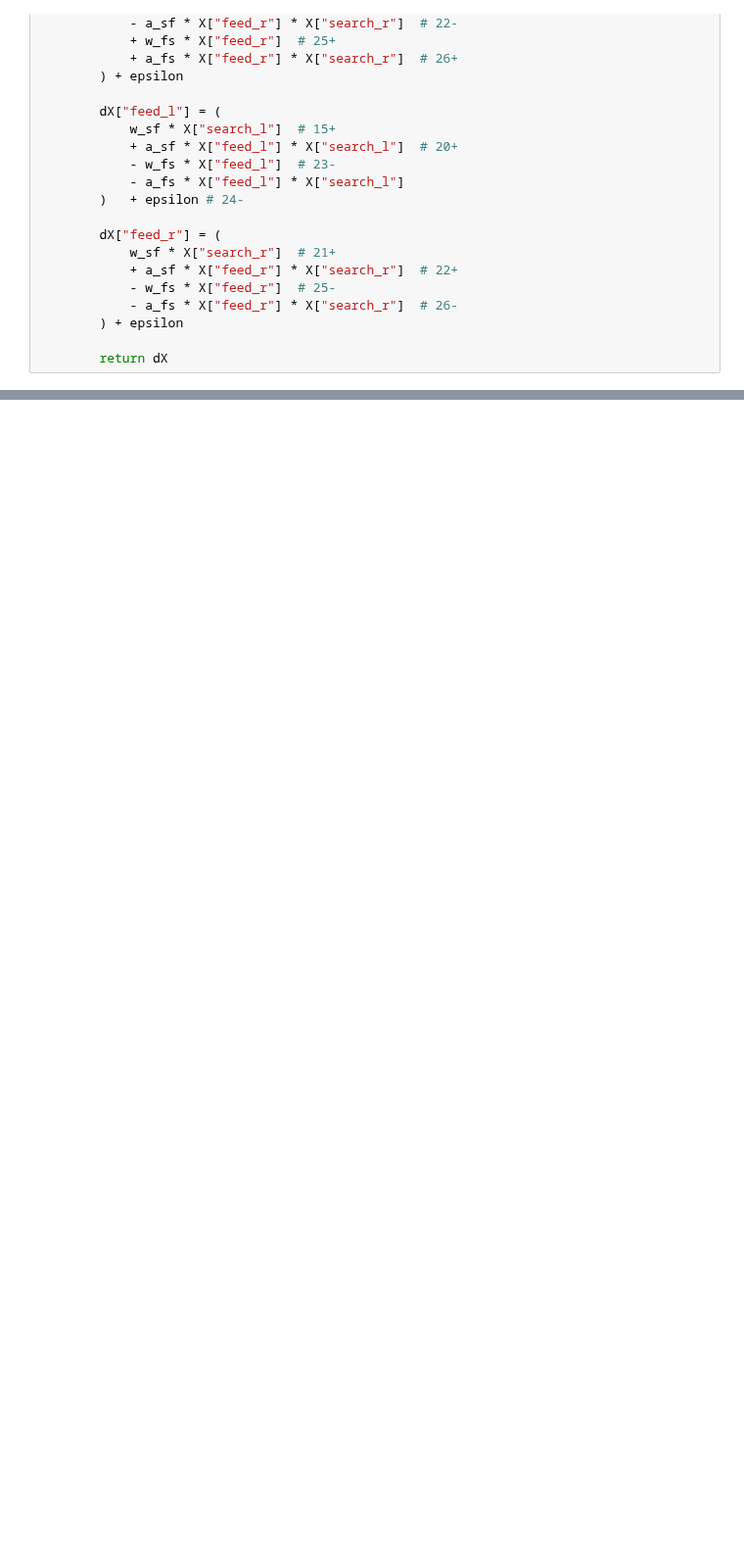
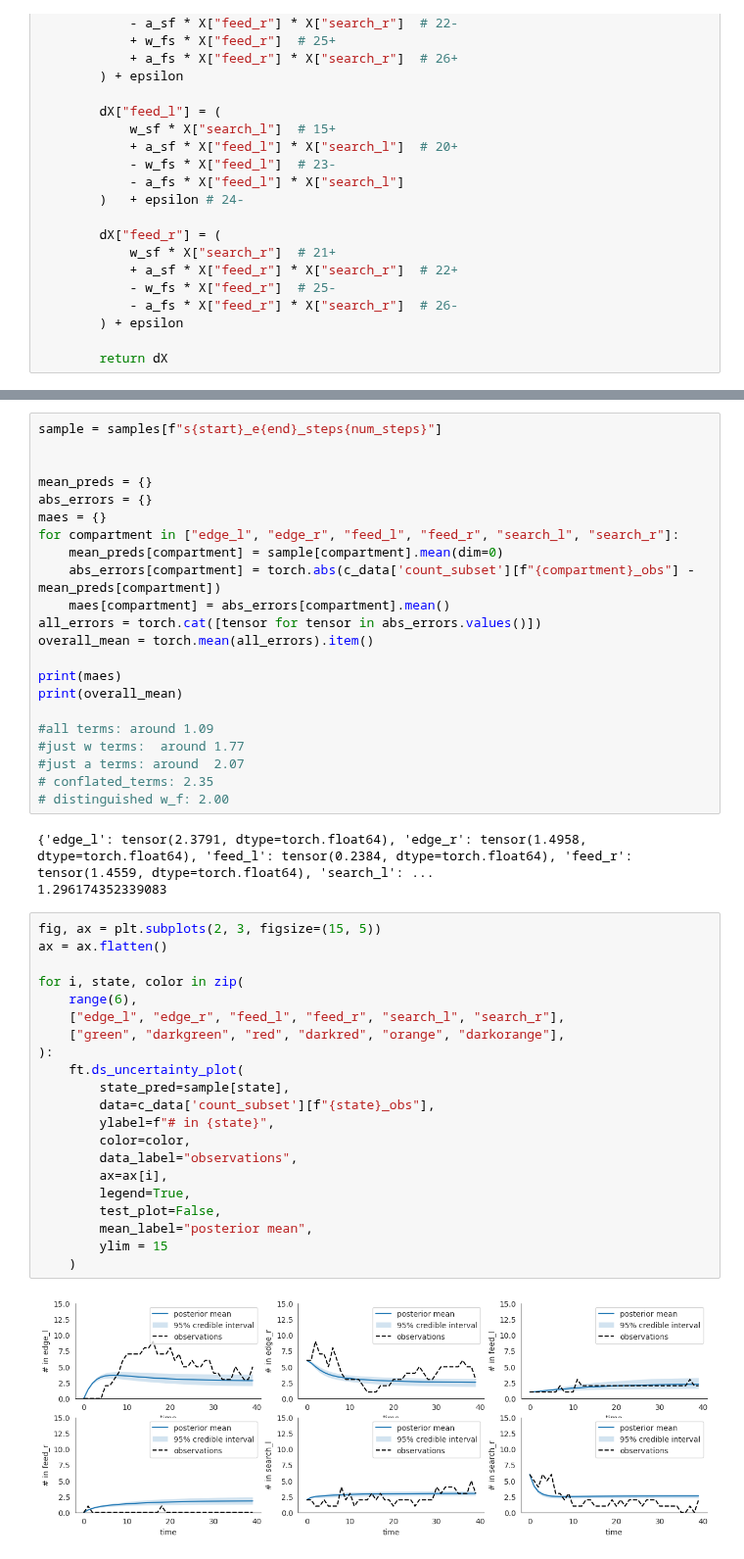
Before and after one commit to BasisResearch/collab-creatures, a Jupyter notebook: docs/experimental/exploring_ds.ipynb, the cells around one changed output, grey strips where cells are left out. Shown at 98% size. Drawn from its saved outputs; the diff is of its cells as text; blank space fills up the shorter version.

```diff
--- a/docs/experimental/exploring_ds.ipynb
+++ b/docs/experimental/exploring_ds.ipynb
@@ -283,0 +425,48 @@ Running SVI for 10 steps...
+# %%
+sample = samples[f"s{start}_e{end}_steps{num_steps}"]
+
+
+mean_preds = {}
+abs_errors = {}
+maes = {}
+for compartment in ["edge_l", "edge_r", "feed_l", "feed_r", "search_l", "search_r"]:
+    mean_preds[compartment] = sample[compartment].mean(dim=0)
+    abs_errors[compartment] = torch.abs(c_data['count_subset'][f"{compartment}_obs"] - mean_preds[compartment])
+    maes[compartment] = abs_errors[compartment].mean()
+all_errors = torch.cat([tensor for tensor in abs_errors.values()])
+overall_mean = torch.mean(all_errors).item()
+
+print(maes)
+print(overall_mean)
+
+#all terms: around 1.09
+#just w terms:  around 1.77
+#just a terms: around  2.07
+# conflated_terms: 2.35
+# distinguished w_f: 2.00
+# %% [output]
+{'edge_l': tensor(2.3791, dtype=torch.float64), 'edge_r': tensor(1.4958, dtype=torch.float64), 'feed_l': tensor(0.2384, dtype=torch.float64), 'feed_r': tensor(1.4559, dtype=torch.float64), 'search_l': ...
+1.296174352339083
+# %%
+fig, ax = plt.subplots(2, 3, figsize=(15, 5))
+ax = ax.flatten()
+
+for i, state, color in zip(
+    range(6),
+    ["edge_l", "edge_r", "feed_l", "feed_r", "search_l", "search_r"],
+    ["green", "darkgreen", "red", "darkred", "orange", "darkorange"],
+):
+    ft.ds_uncertainty_plot(
+        state_pred=sample[state],
+        data=c_data['count_subset'][f"{state}_obs"],
+        ylabel=f"# in {state}",
+        color=color,
+        data_label="observations",
+        ax=ax[i],
+        legend=True,
+        test_plot=False,
+        mean_label="posterior mean",
+        ylim = 15
+    )
+# %% [output]
+[figure, added]
```
Also changed, not shown: parts of 10 cells of this notebook, 3 other files.
